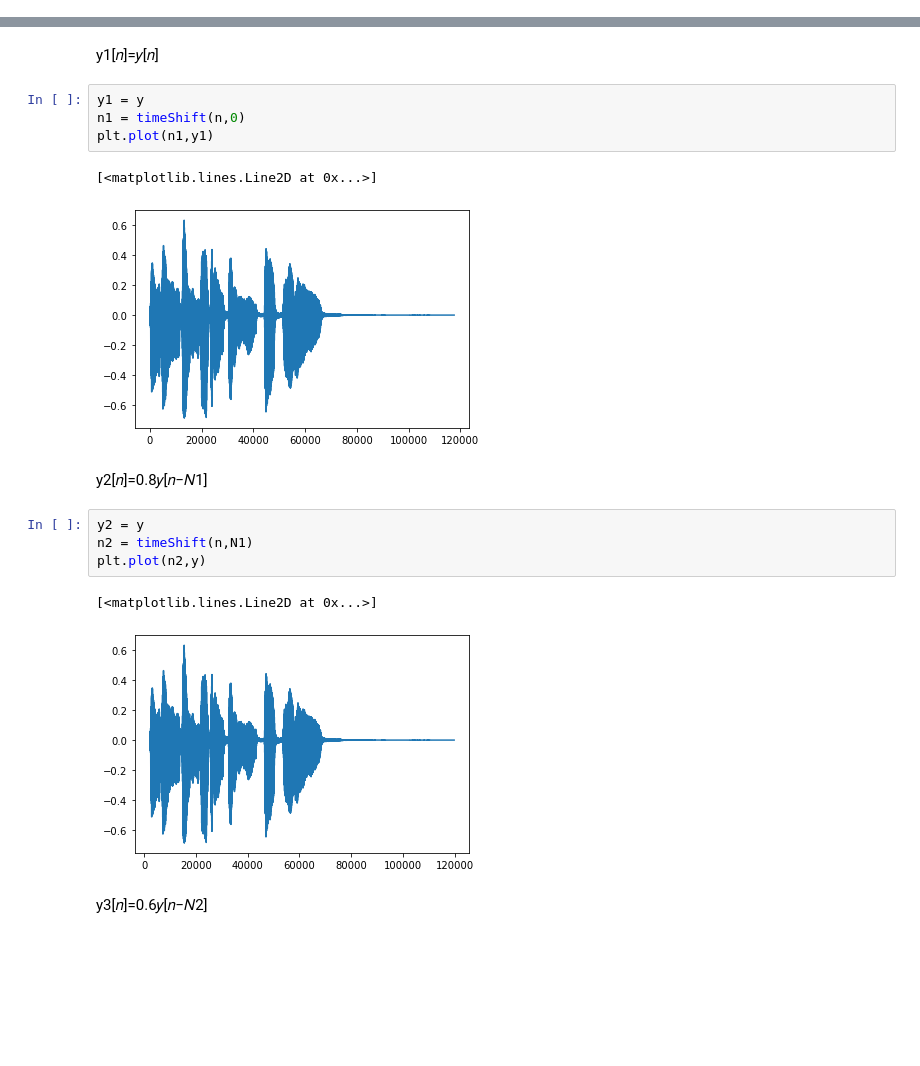
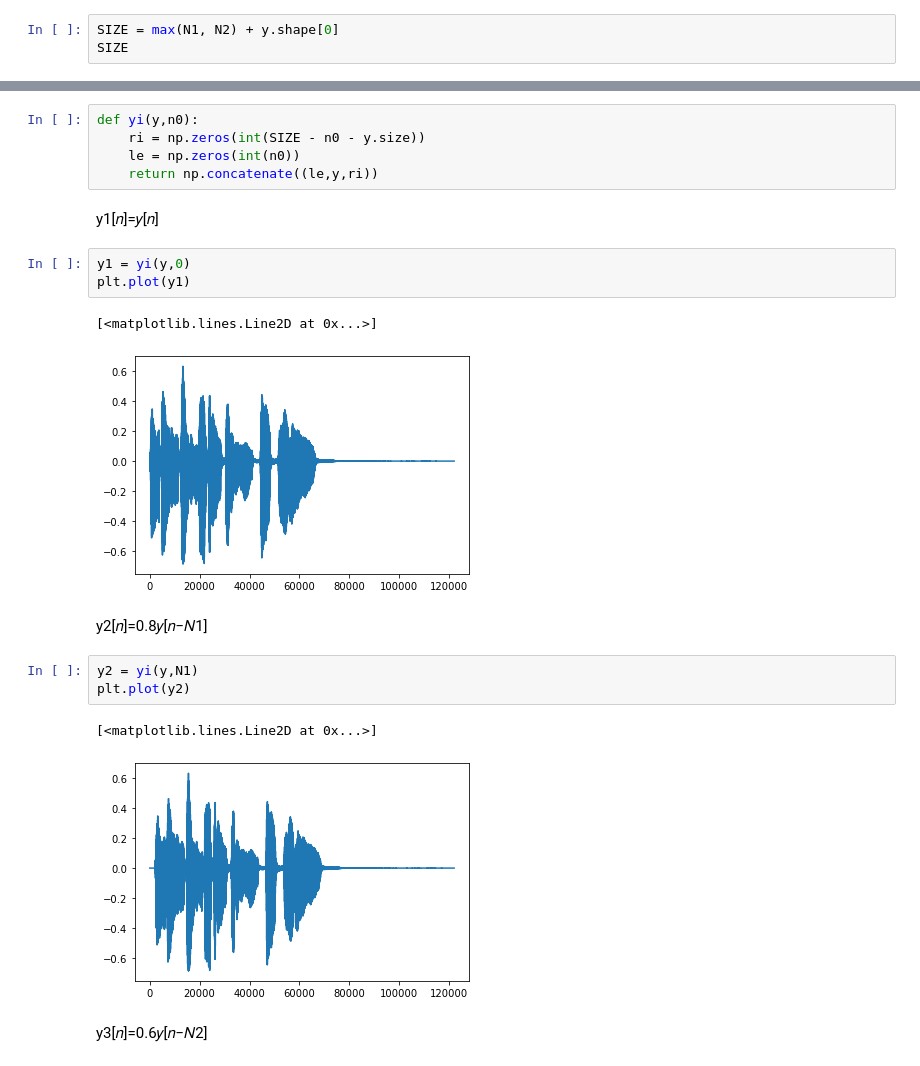
Before and after one commit to the-pinbo/EC211, a Jupyter notebook: Lab1/TimeDomain_5.ipynb, the cells around one changed output, grey strips where cells are left out. Saved outputs shown, nothing was run; the diff lists cells and outputs as text; blank space fills up the shorter version.

```diff
--- a/Lab1/TimeDomain_4.ipynb
+++ b/Lab1/TimeDomain_5.ipynb
@@ -671,3 +651,6 @@ N2 = (T2) * sr
 N1, N2
 # %% [output]
 (2205.0, 4410.0)
+# %%
+SIZE = max(N1, N2) + y.shape[0]
+SIZE
@@ -692,21 +661,24 @@ def timeShift(n, n0):
+# %%
+def yi(y,n0):
+    ri = np.zeros(int(SIZE - n0 - y.size))
+    le = np.zeros(int(n0))
+    return np.concatenate((le,y,ri))
 # %% [markdown]
 y1[𝑛]=𝑦[𝑛]
 # %%
-y1 = y
-n1 = timeShift(n,0)
-plt.plot(n1,y1)
+y1 = yi(y,0)
+plt.plot(y1)
 # %% [output]
 [<matplotlib.lines.Line2D at 0x...>]
-[figure, old version]
+[figure, new version]
 # %% [markdown]
 y2[𝑛]=0.8𝑦[𝑛−𝑁1]
 # %%
-y2 = y
-n2 = timeShift(n,N1)
-plt.plot(n2,y)
+y2 = yi(y,N1)
+plt.plot(y2)
 # %% [output]
 [<matplotlib.lines.Line2D at 0x...>]
-[figure, old version]
+[figure, new version]
 # %% [markdown]
 y3[𝑛]=0.6𝑦[𝑛−𝑁2]
 # %%
```
Also changed, not shown: parts of 13 cells of this notebook.
